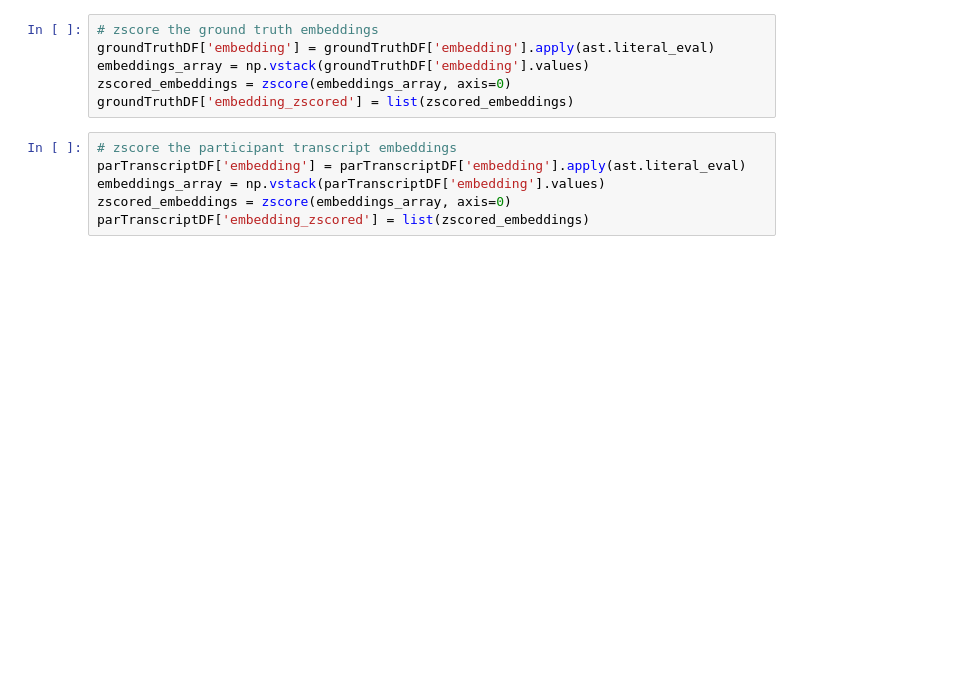
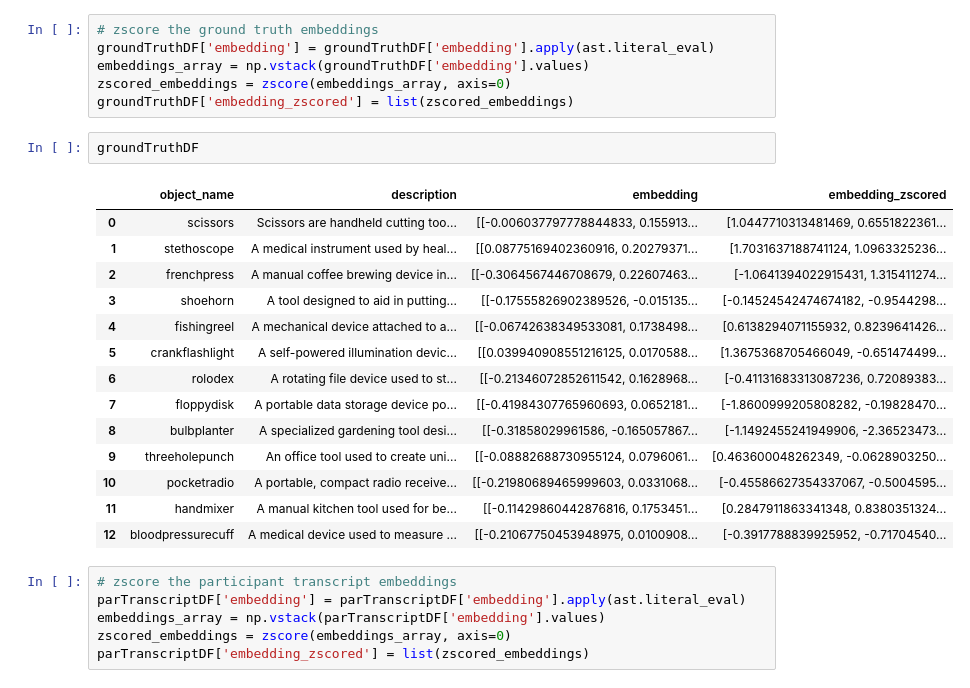
Before and after one commit to vislearnlab/zero, a Jupyter notebook: scripts/preprocessing/pp_transcripts/calculateTranscriptAccuracy.ipynb, the cells around one changed output. Saved outputs shown, nothing was run; the diff lists cells and outputs as text; blank space fills up the shorter version.

```diff
--- a/scripts/preprocessing/pp_transcripts/calculateTranscriptAccuracy.ipynb
+++ b/scripts/preprocessing/pp_transcripts/calculateTranscriptAccuracy.ipynb
@@ -54,6 +54,23 @@ groundTruthDF['embedding'] = groundTruthDF['embedding'].apply(ast.literal_eval)
 embeddings_array = np.vstack(groundTruthDF['embedding'].values)
 zscored_embeddings = zscore(embeddings_array, axis=0)
 groundTruthDF['embedding_zscored'] = list(zscored_embeddings)
+# %%
+groundTruthDF
+# %% [output]
+|  | object_name | description | embedding | embedding_zscored |
+| 0 | scissors | Scissors are handheld cutting too... | [[-0.006037797778844833, 0.155913... | [1.0447710313481469, 0.6551822361... |
+| 1 | stethoscope | A medical instrument used by heal... | [[0.08775169402360916, 0.20279371... | [1.7031637188741124, 1.0963325236... |
+| 2 | frenchpress | A manual coffee brewing device in... | [[-0.3064567446708679, 0.22607463... | [-1.0641394022915431, 1.315411274... |
+| 3 | shoehorn | A tool designed to aid in putting... | [[-0.17555826902389526, -0.015135... | [-0.14524542474674182, -0.9544298... |
+| 4 | fishingreel | A mechanical device attached to a... | [[-0.06742638349533081, 0.1738498... | [0.6138294071155932, 0.8239641426... |
+| 5 | crankflashlight | A self-powered illumination devic... | [[0.039940908551216125, 0.0170588... | [1.3675368705466049, -0.651474499... |
+| 6 | rolodex | A rotating file device used to st... | [[-0.21346072852611542, 0.1628968... | [-0.41131683313087236, 0.72089383... |
+| 7 | floppydisk | A portable data storage device po... | [[-0.41984307765960693, 0.0652181... | [-1.8600999205808282, -0.19828470... |
+| 8 | bulbplanter | A specialized gardening tool desi... | [[-0.31858029961586, -0.165057867... | [-1.1492455241949906, -2.36523473... |
+| 9 | threeholepunch | An office tool used to create uni... | [[-0.08882688730955124, 0.0796061... | [0.463600048262349, -0.0628903250... |
+| 10 | pocketradio | A portable, compact radio receive... | [[-0.21980689465999603, 0.0331068... | [-0.45586627354337067, -0.5004595... |
+| 11 | handmixer | A manual kitchen tool used for be... | [[-0.11429860442876816, 0.1753451... | [0.2847911863341348, 0.8380351324... |
+| 12 | bloodpressurecuff | A medical device used to measure ... | [[-0.21067750453948975, 0.0100908... | [-0.3917788839925952, -0.71704540... |
 # %%
 # zscore the participant transcript embeddings
 parTranscriptDF['embedding'] = parTranscriptDF['embedding'].apply(ast.literal_eval)
```
Also changed, not shown: parts of 4 cells of this notebook, 4 other files.
